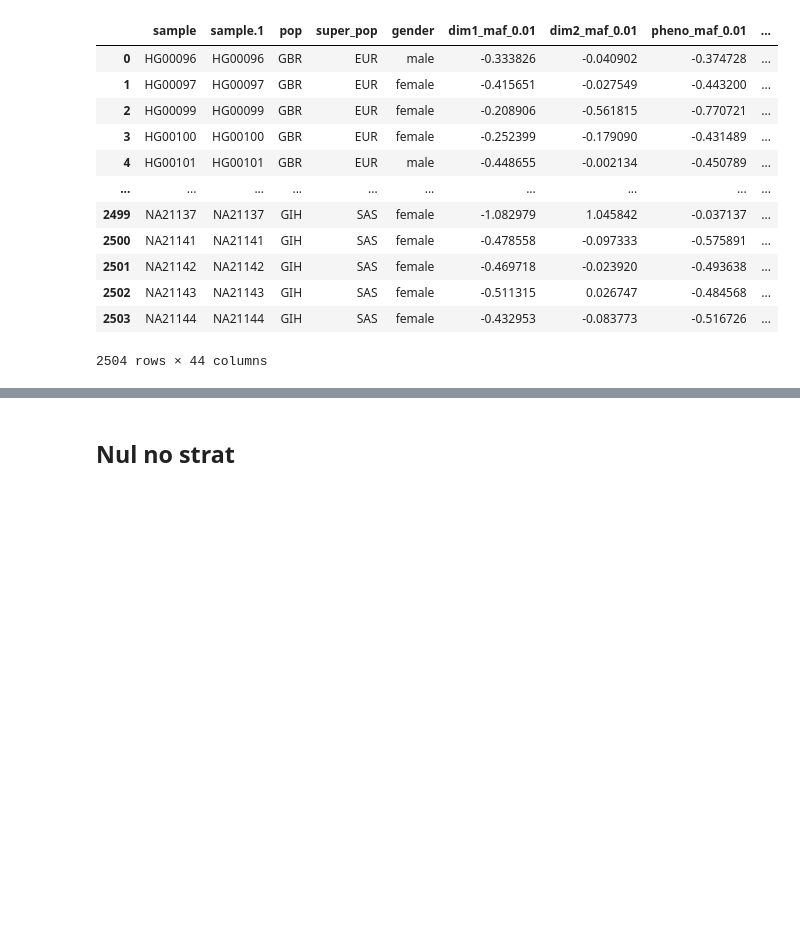
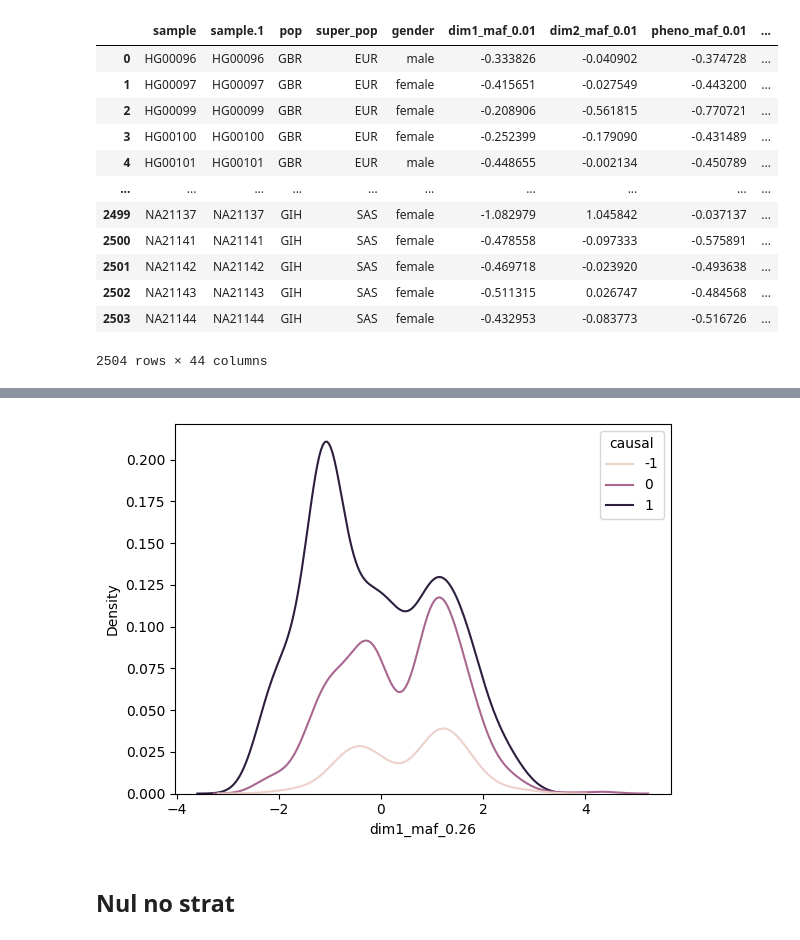
Before and after one commit to mat2m10/powercontrol, a Jupyter notebook: 06_power_pop_strat_no_corr.ipynb, the cells around one changed output, grey strips where cells are left out. Drawn from its saved outputs; the diff is of its cells as text; code cells hidden in the pictures; blank space fills up the shorter version.

```diff
--- a/06_power_pop_strat_no_corr.ipynb
+++ b/06_power_pop_strat_no_corr.ipynb
@@ -158,0 +199,5 @@ NameError: name 'x' is not defined
+# %%
+sns.kdeplot(data=humans, x=f"dim1_maf_{maf_pop}", hue="causal")
+plt.show()
+# %% [output]
+[figure, added]
```
Also changed, not shown: parts of 18 cells of this notebook.
